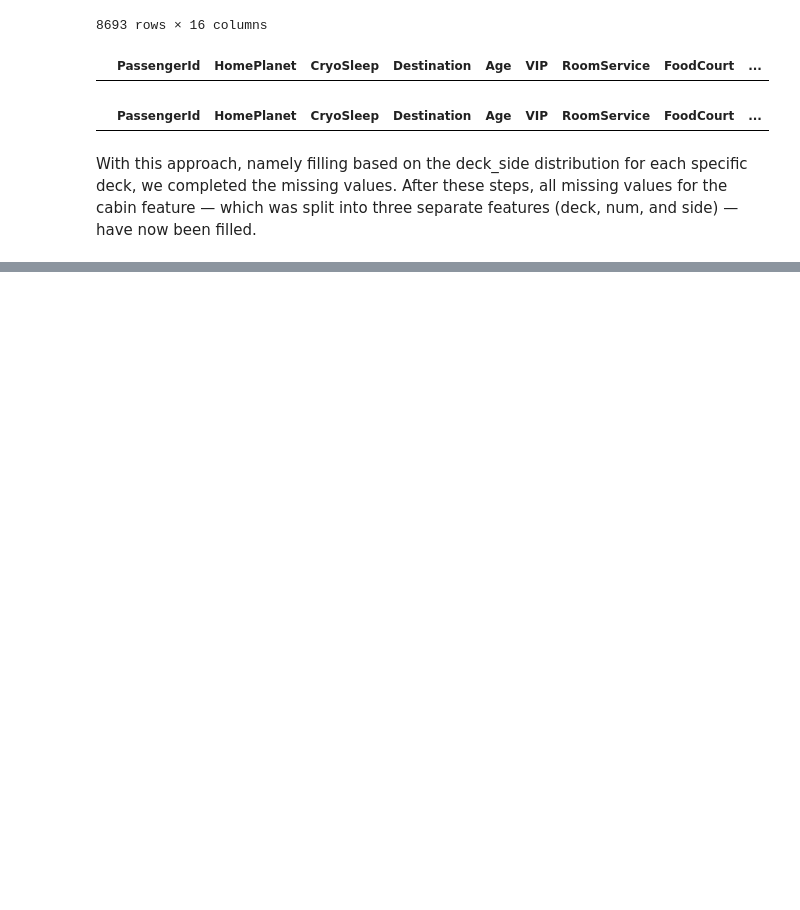
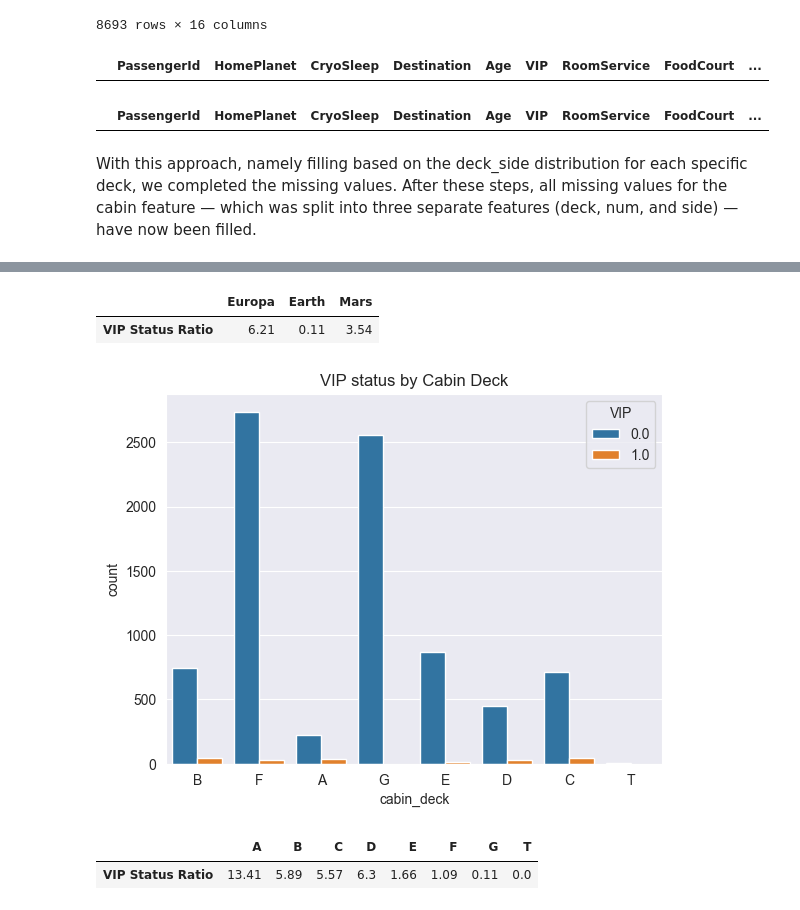
Before and after one commit to plamensve/ML_FINAL_PROJECT, a Jupyter notebook: notebooks/02.preprocessing.ipynb, the cells around one changed output, grey strips where cells are left out. Drawn from its saved outputs; the diff is of its cells as text; code cells hidden in the pictures; blank space fills up the shorter version.

```diff
--- a/notebooks/02.preprocessing.ipynb
+++ b/notebooks/02.preprocessing.ipynb
@@ -1257,0 +1328,35 @@ After these steps, all missing values for the cabin feature — which was split
+# %%
+result = vip_status_by_planet(training_set)
+result
+# %% [output]
+|  | Europa | Earth | Mars |
+| VIP Status Ratio | 6.21 | 0.11 | 3.54 |
+# %%
+sns.countplot(x='cabin_deck', hue='VIP', data=training_set)
+plt.title('VIP status by Cabin Deck')
+plt.show()
+# %% [output]
+[figure, added]
+# %%
+# Calculates the percentage of VIP passengers for each cabin deck (A–T)
+# and returns a DataFrame showing the VIP status ratio by deck.
+def vip_status_by_deck(dataset):
+    vip_counts = {}
+    decks = ['A', 'B', 'C', 'D', 'E', 'F', 'G', 'T']
+
+    for deck in decks:
+        vip_count = len(dataset[(dataset['cabin_deck'] == deck) & (dataset['VIP'] == True)])
+        total_count = len(dataset[dataset['cabin_deck'] == deck])
+        vip_ratio = round(vip_count / total_count * 100, 2) if total_count > 0 else 0
+        vip_counts[deck] = vip_ratio
+
+    vip_status_by_deck = pd.DataFrame(vip_counts, index=['VIP Status Ratio'])
+
+    return vip_status_by_deck
+
+
+result = vip_status_by_deck(training_set)
+result
+# %% [output]
+|  | A | B | C | D | E | F | G | T |
+| VIP Status Ratio | 13.41 | 5.89 | 5.57 | 6.3 | 1.66 | 1.09 | 0.11 | 0.0 |
```
Also changed, not shown: parts of 38 cells of this notebook.
